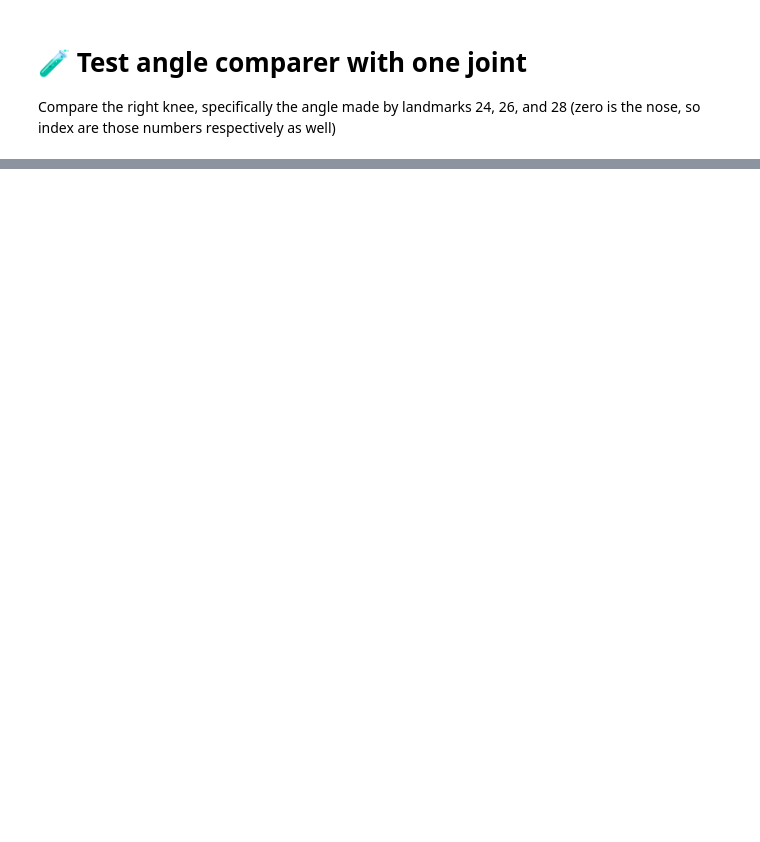
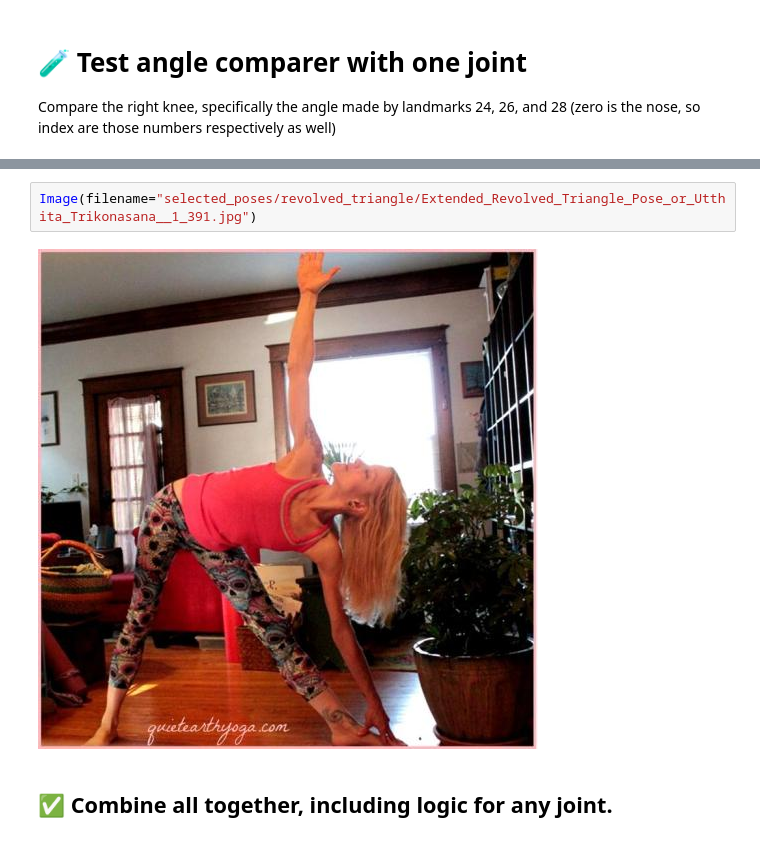
Before and after one commit to masaki-norton/yoga-pose-detector, a Jupyter notebook: angle_comparer.ipynb, the cells around one changed output, grey strips where cells are left out. Saved outputs shown, nothing was run; the diff lists cells and outputs as text; blank space fills up the shorter version.

```diff
--- a/angle_comparer.ipynb
+++ b/angle_comparer.ipynb
@@ -79,0 +104,6 @@ angle_degrees = np.degrees(angle)
+# %%
+Image(filename="selected_poses/revolved_triangle/Extended_Revolved_Triangle_Pose_or_Utthita_Trikonasana__1_391.jpg")
+# %% [output]
+[figure, added]
+# %% [markdown]
+## ✅ Combine all together, including logic for any joint.
```
Also changed, not shown: parts of 10 cells of this notebook.
